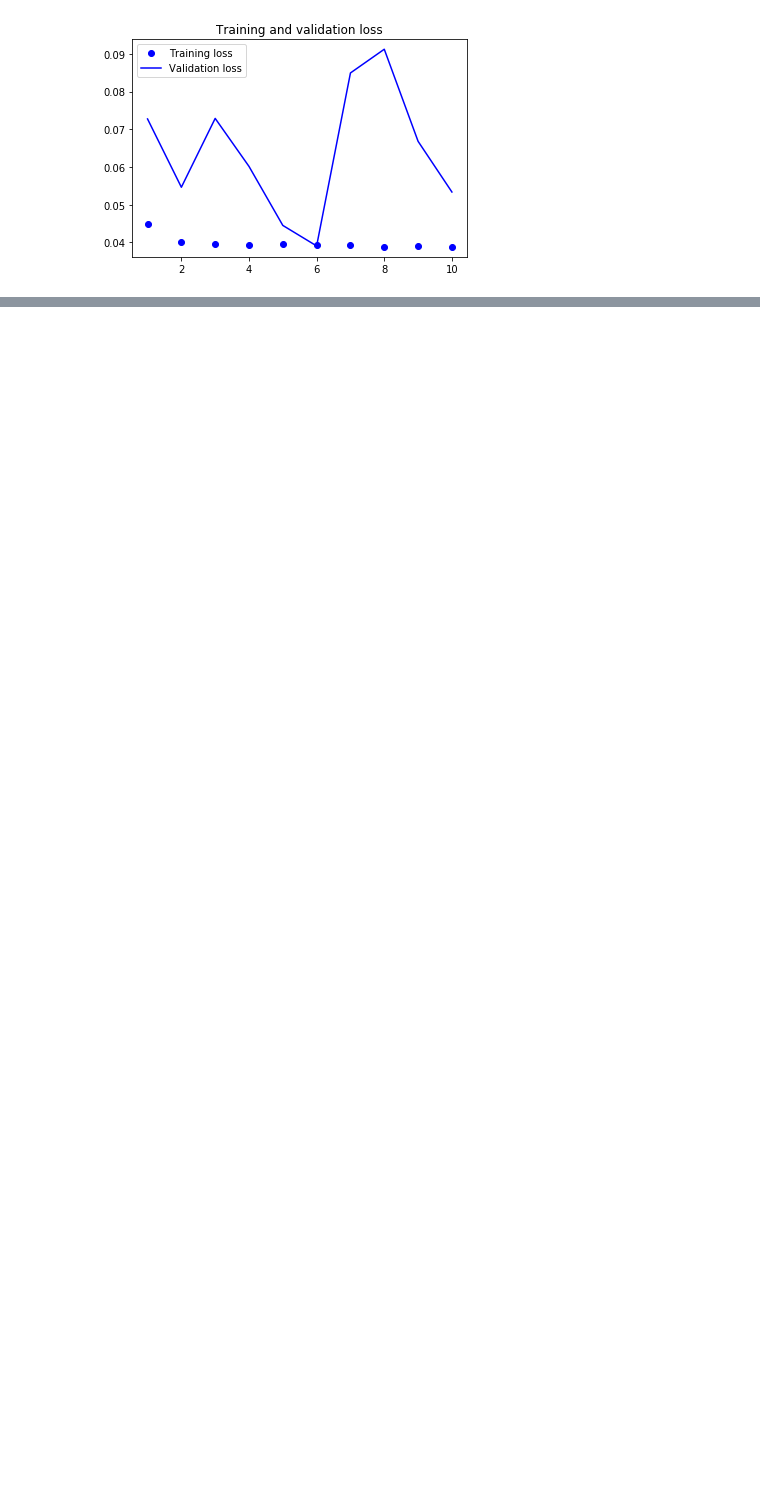
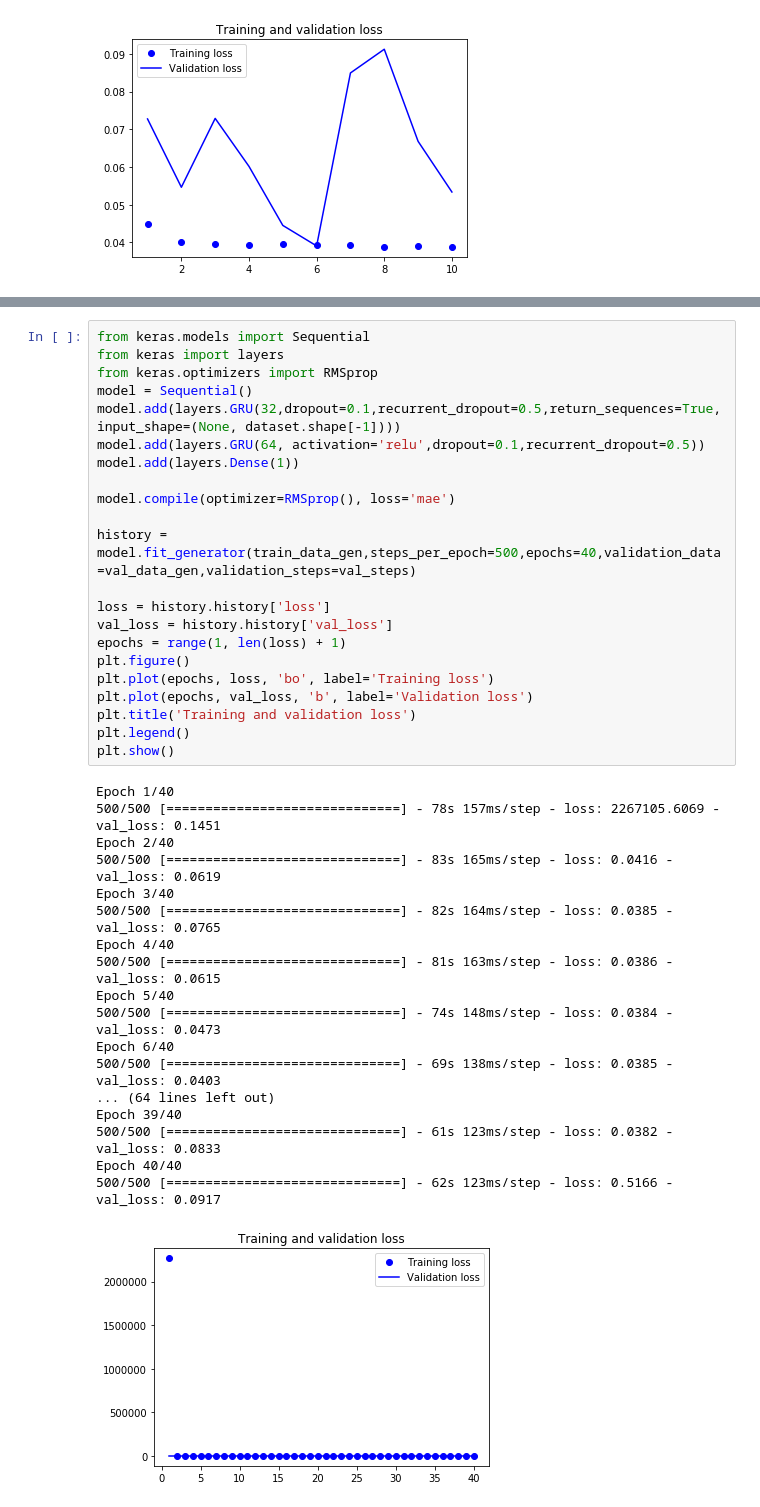
Before and after one commit to lauracarpaciu/Avocado-Prices, a Jupyter notebook: Avocado.ipynb, the cells around one changed output, grey strips where cells are left out. Drawn from its saved outputs; the diff is of its cells as text; blank space fills up the shorter version.

```diff
--- a/Avocado.ipynb
+++ b/Avocado.ipynb
@@ -127,0 +210,42 @@ Epoch 10/10
+# %%
+from keras.models import Sequential
+from keras import layers
+from keras.optimizers import RMSprop
+model = Sequential()
+model.add(layers.GRU(32,dropout=0.1,recurrent_dropout=0.5,return_sequences=True,
+input_shape=(None, dataset.shape[-1])))
+model.add(layers.GRU(64, activation='relu',dropout=0.1,recurrent_dropout=0.5))
+model.add(layers.Dense(1))
+
+model.compile(optimizer=RMSprop(), loss='mae')
+
+history = model.fit_generator(train_data_gen,steps_per_epoch=500,epochs=40,validation_data=val_data_gen,validation_steps=val_steps)
+
+loss = history.history['loss']
+val_loss = history.history['val_loss']
+epochs = range(1, len(loss) + 1)
+plt.figure()
+plt.plot(epochs, loss, 'bo', label='Training loss')
+plt.plot(epochs, val_loss, 'b', label='Validation loss')
+plt.title('Training and validation loss')
+plt.legend()
+plt.show()
+# %% [output]
+Epoch 1/40
+500/500 [==============================] - 78s 157ms/step - loss: 2267105.6069 - val_loss: 0.1451
+Epoch 2/40
+500/500 [==============================] - 83s 165ms/step - loss: 0.0416 - val_loss: 0.0619
+Epoch 3/40
+500/500 [==============================] - 82s 164ms/step - loss: 0.0385 - val_loss: 0.0765
+Epoch 4/40
+500/500 [==============================] - 81s 163ms/step - loss: 0.0386 - val_loss: 0.0615
+Epoch 5/40
+500/500 [==============================] - 74s 148ms/step - loss: 0.0384 - val_loss: 0.0473
+Epoch 6/40
+500/500 [==============================] - 69s 138ms/step - loss: 0.0385 - val_loss: 0.0403
+... (64 lines left out)
+Epoch 39/40
+500/500 [==============================] - 61s 123ms/step - loss: 0.0382 - val_loss: 0.0833
+Epoch 40/40
+500/500 [==============================] - 62s 123ms/step - loss: 0.5166 - val_loss: 0.0917
+[figure, added]
```
Also changed, not shown: parts of 9 cells of this notebook.
